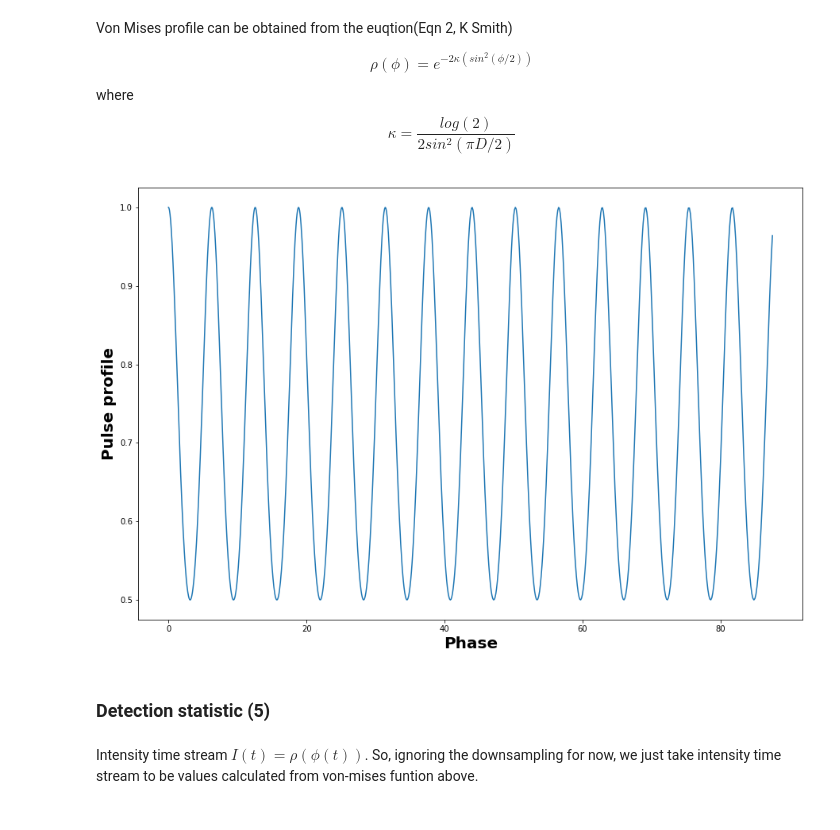
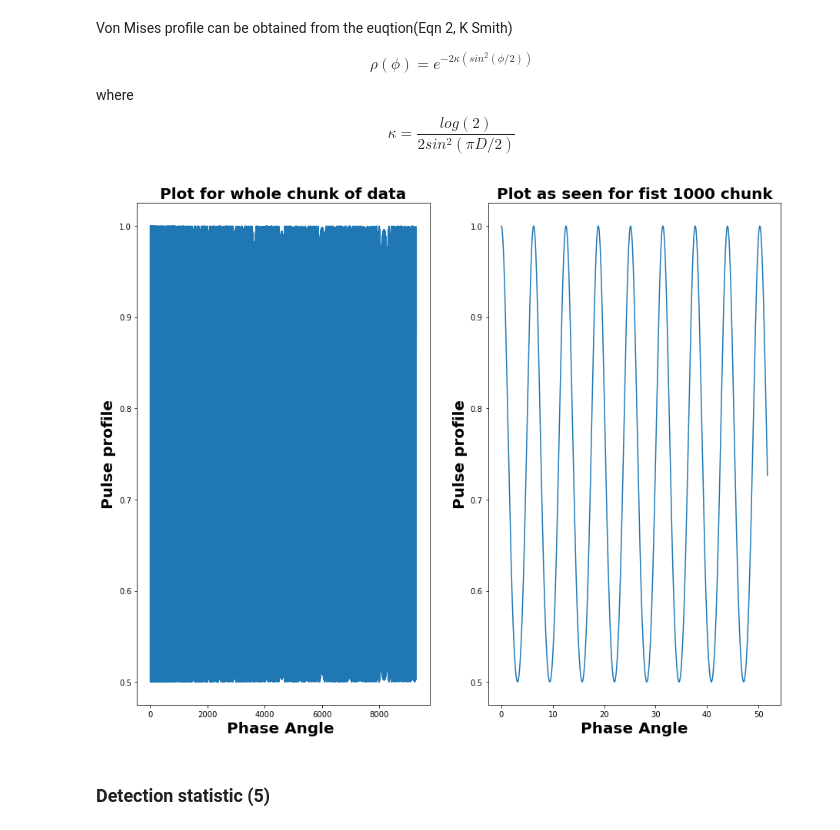
Before and after one commit to WVU-PSR-FRB/code_from_anoj, a Jupyter notebook: init_coherent_search_algorithm.ipynb, the cells around one changed output. Drawn from its saved outputs; the diff is of its cells as text; code cells hidden in the pictures.

```diff
--- a/init_coherent_search_algorithm.ipynb
+++ b/init_coherent_search_algorithm.ipynb
@@ -5,0 +9,3 @@ import matplotlib.pyplot as plt
+# %%
+df = pd.read_csv('/home/astroguy/Desktop/research/research_emannuele/init_coh_search_algthm/sim_pulse_01.txt', delimiter = '    ')
+df.head()
@@ -6,8 +21,8 @@ import matplotlib.pyplot as plt
 # %%
-p0 = 0                          # rest phase phi 0 in eqn below
-t = np.linspace(0,5,1000)         # time sample of 1 second divided into 60 interval
+p0 = 0                     # rest phase phi 0 in eqn below
+t = df['time_sec']
 w0 = 5
-a = 5                           # acceleration parameter alpha in the eqn below
+a = 5                      # acceleration parameter alpha in the eqn below
 # %% [markdown]
 Equation 1 in K smith(2016).
 $$ \phi(t) = \phi_{0} + \omega_{0}t + \frac{1}{2}\alpha t^2$$
@@ -47,21 +62,22 @@ def von_mises_profile(angle,duty):
     '''
     k = (np.log(2))/(2*(np.sin((np.pi*duty)/2))**2)
 
-    y = np.exp(-2*k*(np.sin(phase_angle/2))**2)
+    y = np.exp(-2*k*(np.sin(angle/2))**2)
 
     return y
 # %%
-fig, von_mises = plt.subplots(figsize = (15,10))
+fig, von_mises = plt.subplots(nrows=1, ncols=2, figsize = (15,12))
 x2 = phase_angle
-y2 = von_mises_profile(x1, 5)
-von_mises.plot(x2,y2)
-von_mises.set_xlabel('Phase', fontsize = 20, weight = 'bold')
-von_mises.set_ylabel('Pulse profile', fontsize = 20, weight = 'bold')
+y2 = von_mises_profile(x2, 5)
+von_mises[0].plot(x2,y2)
+von_mises[1].plot(x2[1:1000], y2[1:1000])
+von_mises[0].set_xlabel('Phase Angle ', fontsize = 20, weight = 'bold')
+von_mises[0].set_ylabel('Pulse profile', fontsize = 20, weight = 'bold')
+von_mises[1].set_xlabel('Phase Angle', fontsize = 20, weight = 'bold')
+von_mises[1].set_ylabel('Pulse profile', fontsize = 20, weight = 'bold')
+von_mises[0].set_title('Plot for whole chunk of data', fontsize = 20, weight = 'bold')
+von_mises[1].set_title('Plot as seen for fist 1000 chunk',fontsize = 20, weight = 'bold')
 plt.savefig('/home/astroguy/Desktop/research/research_emannuele/init_coh_search_algthm/Pulse_profile.pdf')
 plt.show()
 # %% [output]
-[figure, old version]
+[figure, new version]
-# %% [markdown]
-### Detection statistic (5)
-# %% [markdown]
-Intensity time stream $I(t) = \rho(\phi(t))$. So, ignoring the downsampling for now, we just take intensity time stream to be values calculated from von-mises funtion above.
@@ -83,0 +84,2 @@ return det_stat
+# %% [markdown]
+### Detection statistic (5)
```
Also changed, not shown: parts of 12 cells of this notebook.
